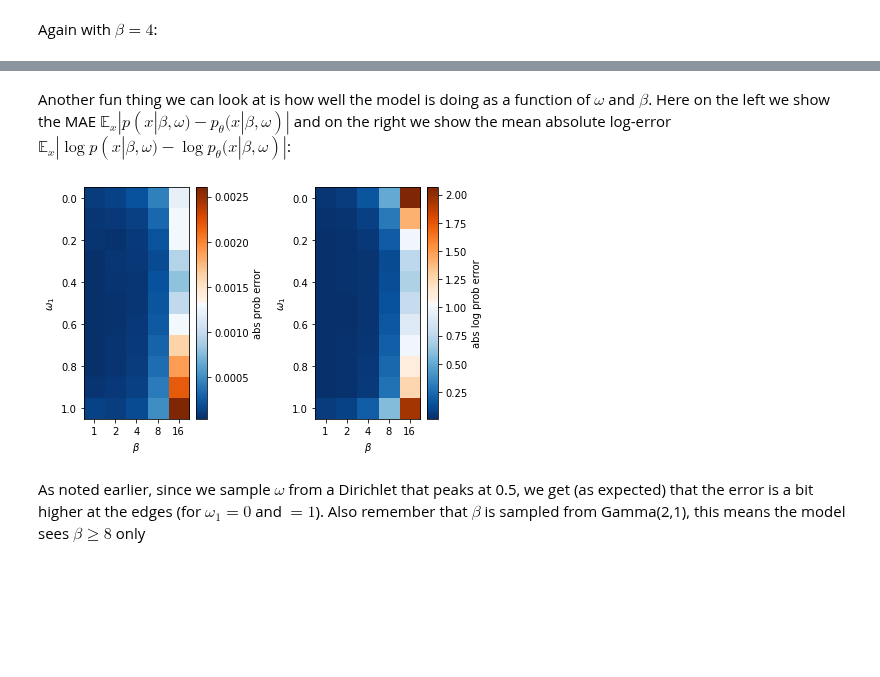
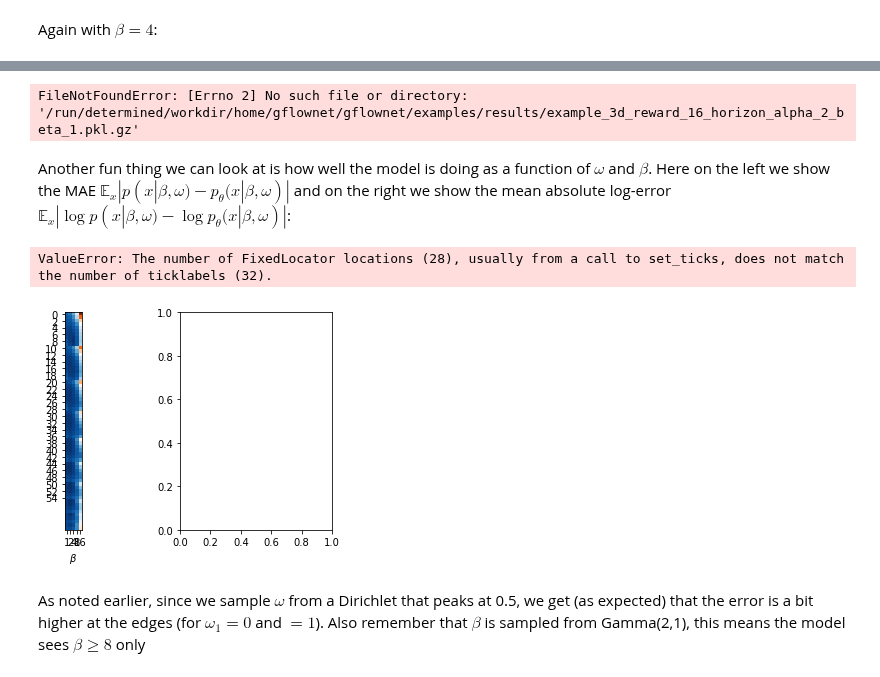
Before and after one commit to recursionpharma/gflownet, a Jupyter notebook: gflownet/examples/grid_cond_gfn.ipynb, the cells around one changed output, grey strips where cells are left out. Drawn from its saved outputs; the diff is of its cells as text; code cells hidden in the pictures; blank space fills up the shorter version.

```diff
--- a/gflownet/examples/grid_cond_gfn.ipynb
+++ b/gflownet/examples/grid_cond_gfn.ipynb
@@ -212,12 +304,21 @@ $\beta=8$
 # %%
-f, ax = pp.subplots(2,11,figsize=(18,4))
-H = results['args'].horizon
-env = gfn.GridEnv(H, funcs=[gfn.branin, gfn.currin])
-s, r, pos = env.state_info()
-row = 0
-for col in range(11):
-    coef, temp = results['cond_confs'][col * 5 + 3]
-    pp.sca(ax[0, col])
-    pp.imshow(np.concatenate([results['final_distribution'][:, col * 5 + 3], [0]]).reshape((H,H)))
-    pp.sca(ax[1, col])
-    pp.imshow(np.concatenate([(r[:, 0] * coef[0] + r[:, 1] * coef[1])**temp, [0]]).reshape((H,H)))
+def plot_horizon_evolution(beta):
+    horizons = [16, 32, 64]
+    betas = [1, 2, 4, 8, 16] # home/gflownet/gflownet/examples/resultsv2/annealing_horizon_16_.pkl.gzbeta_1.pkl.gz
+    for hor in horizons:
+        results = pickle.load(gzip.open(os.getcwd() + '/results/annealing_horizon_{}_.pkl.gzbeta_1.pkl.gz'.format(hor), 'rb'))
+        env = gfn.GridEnv(hor, funcs=[gfn.branin, gfn.currin, shubert])
+        s, r, pos = env.state_info()
+        row = 0
+        f, ax = pp.subplots(2,7,figsize=(18,4), sharex=True, sharey=True)
+        for col in range(7):
+            coef, temp = results['cond_confs'][col * 5 + beta]
+            pp.sca(ax[0, col])
+            if col == 3:
+                pp.title("Learned Distribution | Horizon {} | Beta {} ".format(hor, betas[beta]))
+            pp.imshow(np.concatenate([results['final_distribution'][:, col * 5 + beta], [0]]).reshape((hor,hor)))
+            pp.sca(ax[1, col])
+            if col == 3:
+                pp.title("Ground Truth Distribution")
+            pp.imshow(np.concatenate([(r[:, 0] * coef[0] + r[:, 1] * coef[1]+ r[:, 2] * coef[2])**temp, [0]]).reshape((hor,hor)))
+        pp.savefig(os.getcwd() + '/plots/horizon_evol_horizon_{}_beta_{}_coefs_{}_v2.png'.format(hor, beta, coef))
@@ -225,0 +333,4 @@ for col in range(11):
+# %%
+plot_horizon_evolution(beta=3)
+# %% [output]
+FileNotFoundError: [Errno 2] No such file or directory: '/run/determined/workdir/home/gflownet/gflownet/examples/results/example_3d_reward_16_horizon_alpha_2_beta_1.pkl.gz'
@@ -228,33 +365,36 @@ Another fun thing we can look at is how well the model is doing as a function of
 # %%
+# Repeat this for alpha and beta and for all coefficients
+results = pickle.load(gzip.open(os.getcwd() + '/results/example_3d_reward_{}_horizon_alpha_2_beta_2.pkl.gz'.format(32), 'rb'))
 data = results
 errs = []
 logerrs = []
 for (coef, t), dist in zip(data['cond_confs'], data['final_distribution'].T):
-    unnorm_p = (r[:, 0]*coef[0]+r[:,1]*coef[1])**t
+    unnorm_p = (r[:, 0]*coef[0]+r[:,1]*coef[1]+ r[:, 2] * coef[2])**t
     Z = unnorm_p.sum()
     p = unnorm_p / Z
     errs.append(abs(dist - p).mean())
     logp = np.log(unnorm_p) - np.log(Z)
     logerrs.append(abs(np.log(dist) - logp).mean())
 f, ax = pp.subplots(1,2)
 pp.sca(ax[0])
-pp.imshow(np.float32(errs).reshape((11,5)))
+pp.imshow(np.float32(errs).reshape((64,5)))
 pp.xticks(range(5), [1,2,4,8,16])
 pp.xlabel('$\\beta$')
-pp.yticks(range(0,11,2), np.arange(0,11,2)/10)
+pp.yticks(range(0,55,2), np.arange(0,64,2)/10)
 pp.ylabel('$\\omega_1$')
 pp.colorbar(label='abs prob error')
 pp.sca(ax[1])
-pp.imshow(np.float32(logerrs).reshape((11,5)))
+pp.imshow(np.float32(logerrs).reshape((64,5)))
 pp.xticks(range(5), [1,2,4,8,16])
 pp.xlabel('$\\beta$')
-pp.yticks(range(0,11,2), np.arange(0,11,2)/10)
+pp.yticks(range(0,55,2), np.arange(0,64,2)/10)
 pp.ylabel('$\\omega_1$')
 pp.colorbar(label='abs log prob error')
 pp.tight_layout()
 pp.subplots_adjust(wspace=0.75)
 # %% [output]
+ValueError: The number of FixedLocator locations (28), usually from a call to set_ticks, does not match the number of ticklabels (32).
-[figure, old version]
+[figure, new version]
 # %% [markdown]
 As noted earlier, since we sample $\omega$ from a Dirichlet that peaks at 0.5, we get (as expected) that the error is a bit higher at the edges (for $\omega_1=0$ and $=1$). Also remember that $\beta$ is sampled from Gamma(2,1), this means the model sees $\beta\geq 8$ only
 # %%
```
Also changed, not shown: parts of 32 cells of this notebook.
